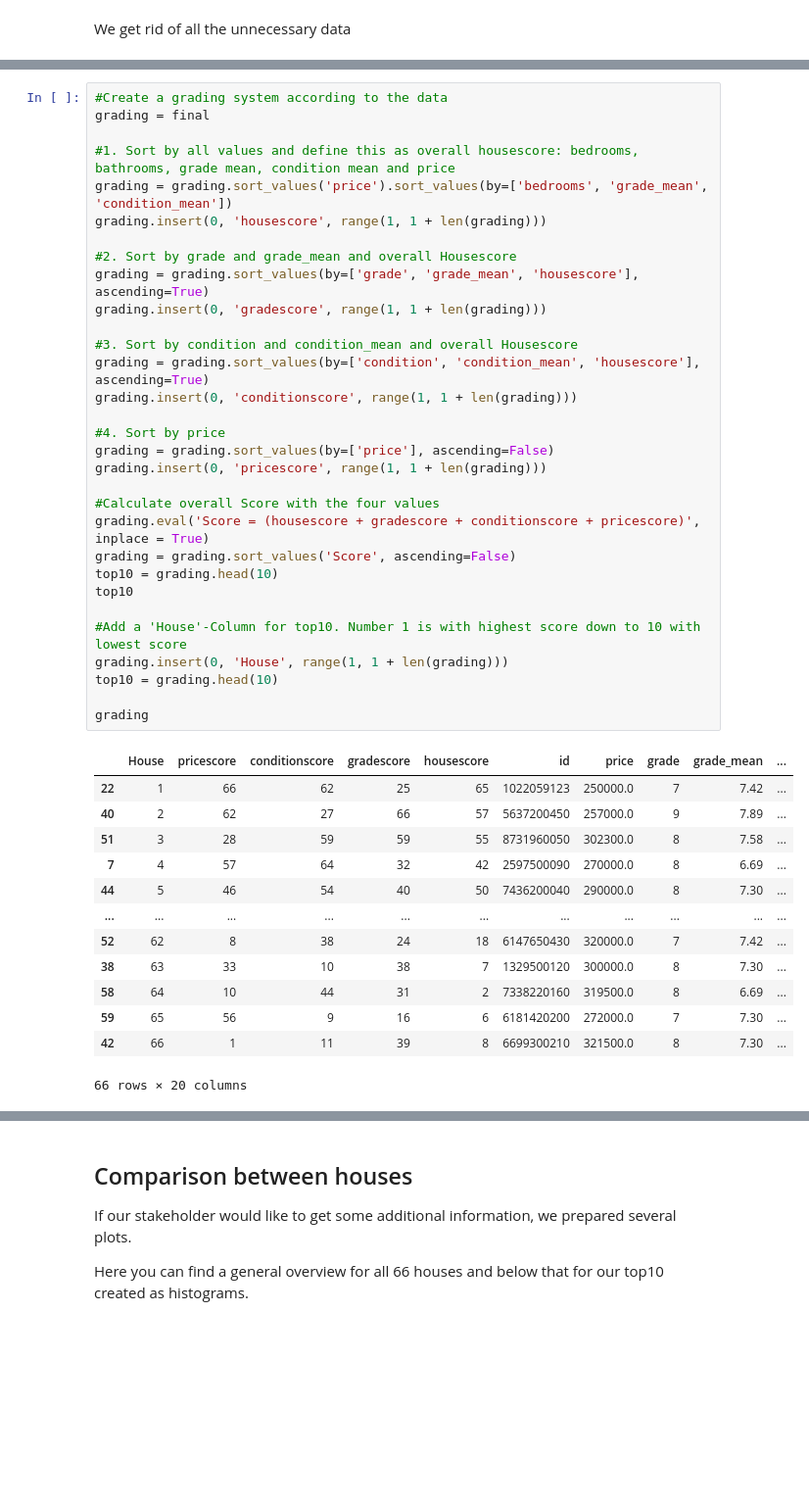
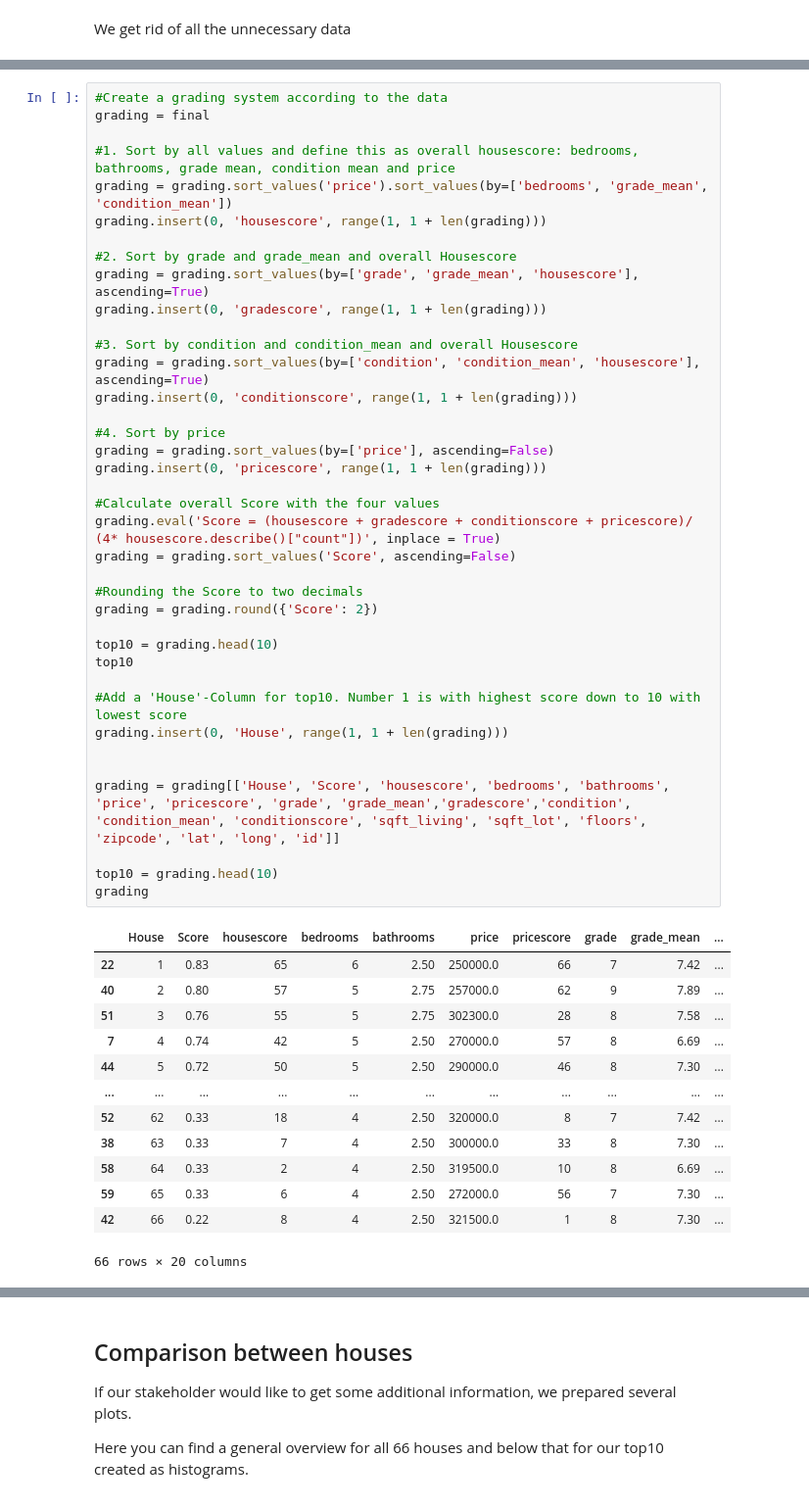
Before and after one commit to Toubeey/EDA-KingCounty_Housing_Project, a Jupyter notebook: notebooks/Top10 Houses for Thomas Hansen.ipynb, the cells around one changed output, grey strips where cells are left out. Shown at 98% size. Drawn from its saved outputs; the diff is of its cells as text; blank space fills up the shorter version.

```diff
--- a/notebooks/Top10 Houses for Thomas Hansen.ipynb
+++ b/notebooks/Top10 Houses for Thomas Hansen.ipynb
@@ -196,45 +218,52 @@ We also create a new list with the Top10.
 # %%
 #Create a grading system according to the data
 grading = final
 
 #1. Sort by all values and define this as overall housescore: bedrooms, bathrooms, grade mean, condition mean and price
 grading = grading.sort_values('price').sort_values(by=['bedrooms', 'grade_mean', 'condition_mean'])
 grading.insert(0, 'housescore', range(1, 1 + len(grading)))
 
 #2. Sort by grade and grade_mean and overall Housescore
 grading = grading.sort_values(by=['grade', 'grade_mean', 'housescore'], ascending=True)
 grading.insert(0, 'gradescore', range(1, 1 + len(grading)))
 
 #3. Sort by condition and condition_mean and overall Housescore
 grading = grading.sort_values(by=['condition', 'condition_mean', 'housescore'], ascending=True)
 grading.insert(0, 'conditionscore', range(1, 1 + len(grading)))
 
 #4. Sort by price
 grading = grading.sort_values(by=['price'], ascending=False)
 grading.insert(0, 'pricescore', range(1, 1 + len(grading)))
 
 #Calculate overall Score with the four values
-grading.eval('Score = (housescore + gradescore + conditionscore + pricescore)', inplace = True)
+grading.eval('Score = (housescore + gradescore + conditionscore + pricescore)/ (4* housescore.describe()["count"])', inplace = True)
 grading = grading.sort_values('Score', ascending=False)
+
+#Rounding the Score to two decimals
+grading = grading.round({'Score': 2})
+
 top10 = grading.head(10)
 top10
 
 #Add a 'House'-Column for top10. Number 1 is with highest score down to 10 with lowest score
 grading.insert(0, 'House', range(1, 1 + len(grading)))
+
+
+grading = grading[['House', 'Score', 'housescore', 'bedrooms', 'bathrooms', 'price', 'pricescore', 'grade', 'grade_mean','gradescore','condition', 'condition_mean', 'conditionscore', 'sqft_living', 'sqft_lot', 'floors', 'zipcode', 'lat', 'long', 'id']]
+
 top10 = grading.head(10)
-
 grading
 # %% [output]
-|  | House | pricescore | conditionscore | gradescore | housescore | id | price | grade | grade_mean | ... |
-| 22 | 1 | 66 | 62 | 25 | 65 | 1022059123 | 250000.0 | 7 | 7.42 | ... |
-| 40 | 2 | 62 | 27 | 66 | 57 | 5637200450 | 257000.0 | 9 | 7.89 | ... |
-| 51 | 3 | 28 | 59 | 59 | 55 | 8731960050 | 302300.0 | 8 | 7.58 | ... |
-| 7 | 4 | 57 | 64 | 32 | 42 | 2597500090 | 270000.0 | 8 | 6.69 | ... |
-| 44 | 5 | 46 | 54 | 40 | 50 | 7436200040 | 290000.0 | 8 | 7.30 | ... |
+|  | House | Score | housescore | bedrooms | bathrooms | price | pricescore | grade | grade_mean | ... |
+| 22 | 1 | 0.83 | 65 | 6 | 2.50 | 250000.0 | 66 | 7 | 7.42 | ... |
+| 40 | 2 | 0.80 | 57 | 5 | 2.75 | 257000.0 | 62 | 9 | 7.89 | ... |
+| 51 | 3 | 0.76 | 55 | 5 | 2.75 | 302300.0 | 28 | 8 | 7.58 | ... |
+| 7 | 4 | 0.74 | 42 | 5 | 2.50 | 270000.0 | 57 | 8 | 6.69 | ... |
+| 44 | 5 | 0.72 | 50 | 5 | 2.50 | 290000.0 | 46 | 8 | 7.30 | ... |
 | ... | ... | ... | ... | ... | ... | ... | ... | ... | ... | ... |
-| 52 | 62 | 8 | 38 | 24 | 18 | 6147650430 | 320000.0 | 7 | 7.42 | ... |
-| 38 | 63 | 33 | 10 | 38 | 7 | 1329500120 | 300000.0 | 8 | 7.30 | ... |
-| 58 | 64 | 10 | 44 | 31 | 2 | 7338220160 | 319500.0 | 8 | 6.69 | ... |
-| 59 | 65 | 56 | 9 | 16 | 6 | 6181420200 | 272000.0 | 7 | 7.30 | ... |
-| 42 | 66 | 1 | 11 | 39 | 8 | 6699300210 | 321500.0 | 8 | 7.30 | ... |
+| 52 | 62 | 0.33 | 18 | 4 | 2.50 | 320000.0 | 8 | 7 | 7.42 | ... |
+| 38 | 63 | 0.33 | 7 | 4 | 2.50 | 300000.0 | 33 | 8 | 7.30 | ... |
+| 58 | 64 | 0.33 | 2 | 4 | 2.50 | 319500.0 | 10 | 8 | 6.69 | ... |
+| 59 | 65 | 0.33 | 6 | 4 | 2.50 | 272000.0 | 56 | 7 | 7.30 | ... |
+| 42 | 66 | 0.22 | 8 | 4 | 2.50 | 321500.0 | 1 | 8 | 7.30 | ... |
 66 rows × 20 columns
```
Also changed, not shown: parts of 15 cells of this notebook, 3 other files.
